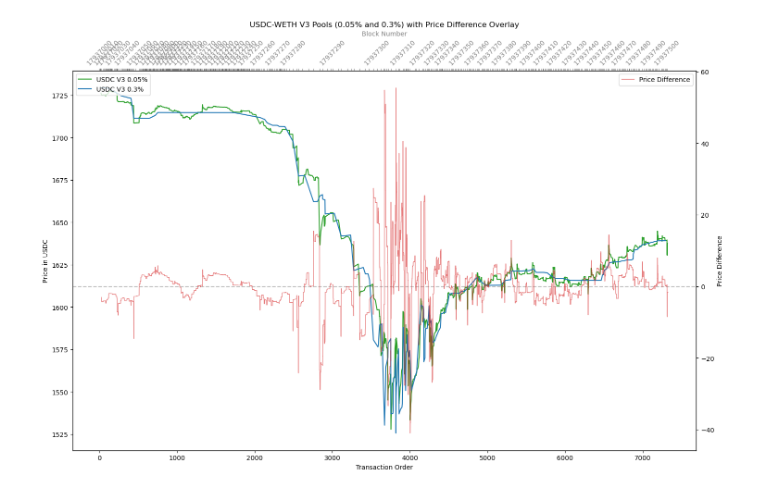
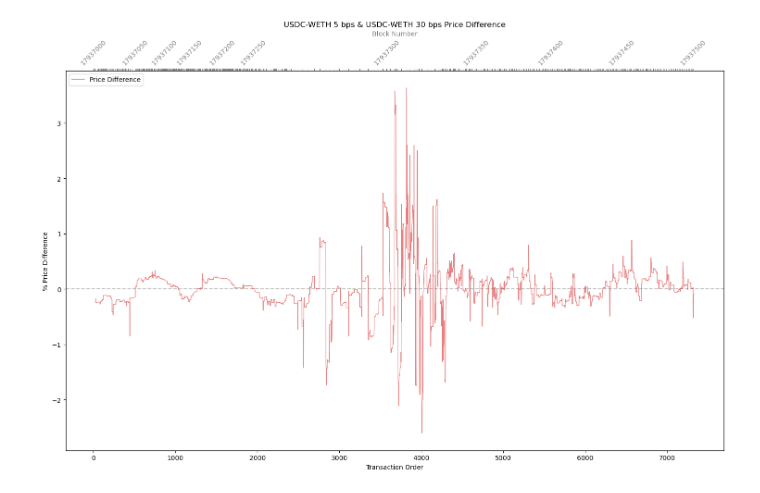
Before and after one commit to 0xGoerliMainnet/dsc-workshop, a Jupyter notebook: arbitrage_study.ipynb, the cells around one changed output. Saved outputs shown, nothing was run; the diff lists cells and outputs as text; code cells hidden in the pictures.

```diff
--- a/arbitrage_study.ipynb
+++ b/arbitrage_study.ipynb
@@ -15,7 +15,7 @@ import polars as pl
 import matplotlib.pyplot as plt
 
 def load_datasets():
-    return pl.scan_parquet('./data/prices_pool.parquet')
+    return pl.scan_parquet('/home/joe-superchain/projects/dsc-workshop/data/prices_pool.parquet')
 
 def limit_data_by_block(data, from_block, to_block):
     return data.filter((pl.col("block_number") >= from_block) & (pl.col("block_number") <= to_block))
@@ -23,60 +23,46 @@ def limit_data_by_block(data, from_block, to_block):
 def sort_data(data):
     return data.sort([pl.col('block_number'), pl.col('transaction_index')])
 
-def calculate_price_differences(data):
+def calculate_price_diffs(data, pool1, pool2):
     # Create conditional columns for each pool's price
     data = data.with_columns([
-        pl.when(pl.col('pool_address') == '88e6a0c2ddd26feeb64f039a2c41296fcb3f5640')
+        pl.when(pl.col('pool_address') == pool1)
         .then(pl.col('price'))
         .otherwise(pl.lit(None))
-        .alias('last_known_price_005'),
+        .alias('price_pool1'),
 
-        pl.when(pl.col('pool_address') == '8ad599c3a0ff1de082011efddc58f1908eb6e6d8')
+        pl.when(pl.col('pool_address') == pool2)
         .then(pl.col('price'))
         .otherwise(pl.lit(None))
-        .alias('last_known_price_03')
+        .alias('price_pool2')
     ])
 
     # Apply forward_fill to fill the gaps
     data = data.with_columns([
-        pl.col('last_known_price_005').forward_fill().alias('filled_last_known_price_005'),
-        pl.col('last_known_price_03').forward_fill().alias('filled_last_known_price_03')
+        pl.col('price_pool1').forward_fill().alias('filled_price_pool1'),
+        pl.col('price_pool2').forward_fill().alias('filled_price_pool2')
     ])
 
-    # Calculate the price differences using with_columns
+    # Calculate the price differences as a percentage
     data = data.with_columns([
-        (pl.col('filled_last_known_price_005') - pl.col('filled_last_known_price_03')).alias('price_difference')
+        ((pl.col('filled_price_pool1') - pl.col('filled_price_pool2')) / pl.col('filled_price_pool2') * 100).alias('price_diff')
     ])
-
 
     return data
 
-def plot_data(data, from_block, to_block):
-    # Create a figure and axis object
-    fig, ax1 = plt.subplots(figsize=(15, 10))
+def plot_data(data, from_block, to_block, block_label_interval, pool1, pool2, pool1_name, pool2_name, token0, token1):
+    # Create an axis object
+    ax1 = plt.subplots(figsize=(15, 10))
 
-    # Filter data for each pool address and plot
-    pool_data_005 = data.filter(pl.col('pool_address') == '88e6a0c2ddd26feeb64f039a2c41296fcb3f5640')
-    ax1.plot(pool_data_005['combined_order'].to_numpy(), pool_data_005['price'].to_numpy(), linestyle='-', color="#2ca02c", linewidth=1.5, label="USDC V3 0.05%")
-
-    pool_data_03 = data.filter(pl.col('pool_address') == '8ad599c3a0ff1de082011efddc58f1908eb6e6d8')
-    ax1.plot(pool_data_03['combined_order'].to_numpy(), pool_data_03['price'].to_numpy(), linestyle='-', color="#1f77b4", linewidth=1.5, label="USDC V3 0.3%")
-
-    # Secondary y-axis for the price difference
-    ax3 = ax1.twinx()
-    ax3.axhline(y=0, color='grey', linestyle='--', alpha=0.5)
-    ax3.plot(data['combined_order'].to_numpy(), data['price_difference'].to_numpy(), color='#d62728', linewidth=1, linestyle='-', label='Price Difference', alpha=0.6)
-    ax3.set_ylabel('Price Difference')
-    ax3.tick_params(axis='y')
-    ax3.legend(loc='upper right')
+    ax1.axhline(y=0, color='grey', linestyle='--', alpha=0.5)
+    ax1.plot(data['combined_order'].to_numpy(), data['price_diff'].to_numpy(), color='#d62728', linewidth=1, linestyle='-', label='Price Difference', alpha=0.6)
+    ax1.set_ylabel('% Price Difference')
+    ax1.tick_params(axis='y')
+    ax1.legend(loc='upper right')
 
     # Secondary x-axis for block numbers
     ax2 = ax1.twiny()
     ax2.set_xlim(ax1.get_xlim())
-
-    # Retrieve unique block numbers and create label blocks
-    all_blocks = data['block_number'].unique().to_numpy()
-    label_blocks = list(range(from_block, to_block + 1, 5))
 
     # Group by block_number and get the first combined_order for each block
     block_order_mapping_df = data.group_by('block_number').agg(pl.first('combined_order').alias('first_order'))
@@ -85,48 +71,45 @@ def plot_data(data, from_block, to_block):
     block_order_dict = {row['block_number']: row['first_order'] for row in block_order_mapping_df.to_dicts()}
 
     # Retrieve unique block numbers and create label blocks
     all_blocks = data['block_number'].unique().to_list()
-    label_blocks = list(range(from_block, to_block + 1, 10))
+    label_blocks = list(range(from_block, to_block + 1, block_label_interval))
 
     # Setting x-ticks and x-tick labels
     ax2.set_xticks([block_order_dict.get(block, None) for block in all_blocks])
     ax2.set_xticklabels([str(block) if block in label_blocks and block in block_order_dict else "" for block in all_blocks], rotation=45)
 
     # Set labels, title, and grid for the primary y-axis
     ax1.set_xlabel('Transaction Order')
-    ax1.set_ylabel('Price in USDC')
     ax1.legend(loc='upper left')
 
     # Set labels for the secondary x-axis
     ax2.set_xlabel('Block Number', color='gray')
     ax2.tick_params(axis='x', colors='gray')
 
-    plt.title('USDC-WETH V3 Pools (0.05% and 0.3%) with Price Difference Overlay')
+    plt.title(f'{pool1_name} & {pool2_name} Price Difference')
     plt.tight_layout()
-
-    # Show the plot
     plt.show()
 
 def main():
     from_block = 17937000
     to_block = 17937500
+    block_label_interval = 50
+    pool1 = '88e6a0c2ddd26feeb64f039a2c41296fcb3f5640'
+    pool2 = '8ad599c3a0ff1de082011efddc58f1908eb6e6d8'
+    token0 = 'USDC'
+    token1 = 'WETH'
+    pool1_name = f'{token0}-{token1} 5 bps'
+    pool2_name = f'{token0}-{token1} 30 bps'
 
     data = load_datasets()
     limited_data = limit_data_by_block(data, from_block, to_block)
-    combined_data_sorted = sort_data(limited_data)
-
-    # Adjusted part for adding combined_order
-    combined_data_sorted = combined_data_sorted.with_columns(
-        [pl.arange(0, pl.count()).alias('combined_order')]
-    )
-
-    combined_data_sorted = calculate_price_differences(combined_data_sorted).collect()
-
-    # print(combined_data_sorted.glimpse())
-    plot_data(combined_data_sorted, from_block, to_block)
+    sorted_data = sort_data(limited_data)
+    sorted_data = sorted_data.with_columns([pl.arange(0, pl.count()).alias('combined_order')])
+    sorted_data = calculate_price_diffs(sorted_data, pool1, pool2).collect()
+    plot_data(sorted_data, from_block, to_block, block_label_interval, pool1, pool2, pool1_name, pool2_name, token0, token1)
 
 if __name__ == "__main__":
     main()
 # %% [output]
-[figure, old version]
+[figure, new version]
 # %% [markdown]
```
Also changed, not shown: parts of 6 cells of this notebook.
